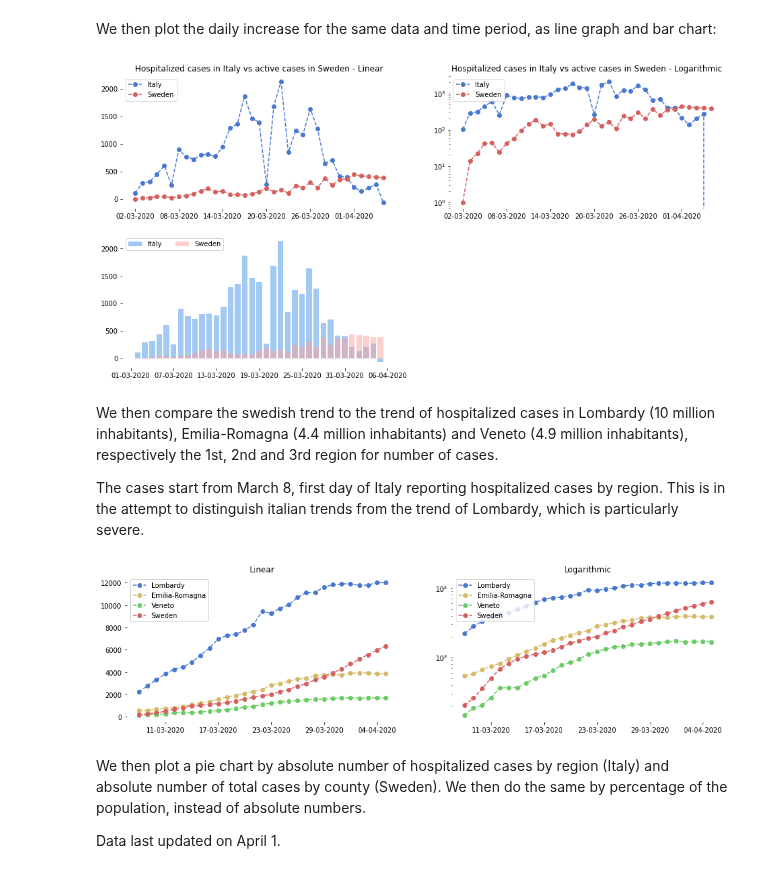
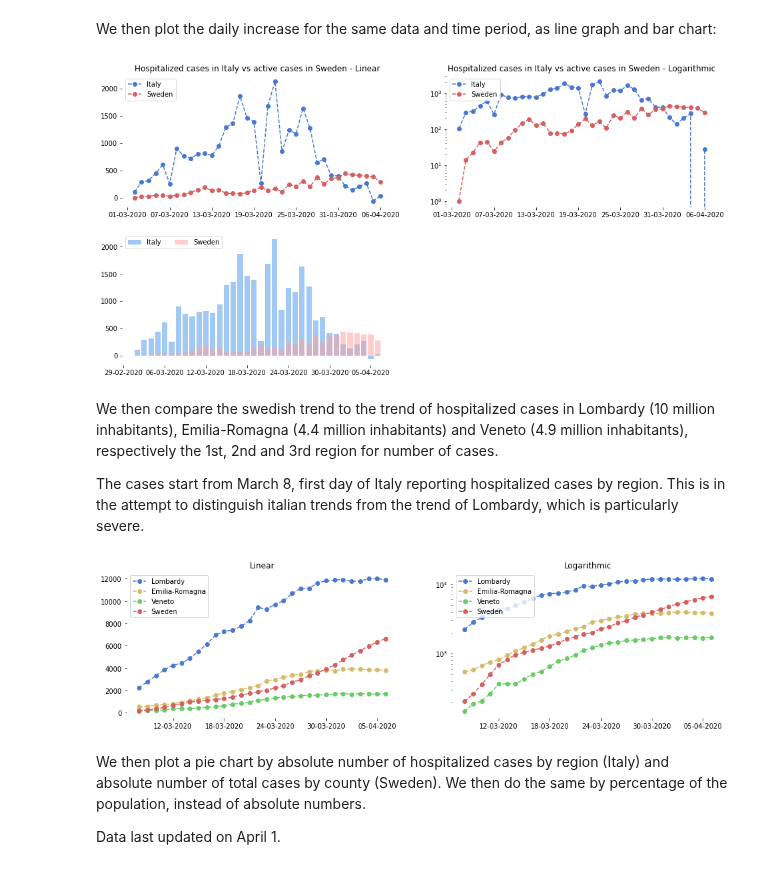
Before and after one commit to eera-l/Covid19-Sweden-Overview, a Jupyter notebook: c19-it-swe.ipynb, the cells around one changed output. Saved outputs shown, nothing was run; the diff lists cells and outputs as text; code cells hidden in the pictures.

```diff
--- a/c19-it-swe.ipynb
+++ b/c19-it-swe.ipynb
@@ -228,12 +229,12 @@ italy_hospitalized = [742, 1034, 1346, 1790, 2394, 2651, 3550, 4316,
                      12894, 14363, 15757, 16020, 17708, 19846,
                      20692, 21937, 23112, 24753, 26029, 26676,
                      27386, 27795, 28192, 28403, 28540, 28741,
-                     29010, 28949]
+                     29010, 28949, 28976]
 
 sweden_active = [15, 29, 51, 93, 136, 160, 202, 259, 354, 498, 685,
                 812, 958, 1036, 1113, 1187, 1276, 1412, 1607, 1734,
                 1897, 2003, 2243, 2448, 2747, 2948, 3326,
-                3574, 3928, 4291, 4735, 5157, 5566, 5961, 6350]
+                3574, 3928, 4291, 4735, 5157, 5566, 5961, 6350, 6634]
 
 start = dt.date(2020, 3, 2)
 end = start + dt.timedelta(days=len(italy_hospitalized))
@@ -330,7 +331,7 @@ fig.set_figheight(8)
 fig.set_figwidth(16)
 plt.show()
 # %% [output]
-[figure, old version]
+[figure, new version]
 # %% [markdown]
 We then compare the swedish trend to the trend of hospitalized cases in Lombardy (10 million inhabitants), Emilia-Romagna (4.4 million inhabitants) and Veneto (4.9 million inhabitants), respectively the 1st, 2nd and 3rd region for number of cases.
 
@@ -347,57 +348,59 @@ lom_hos = [2217, 2802, 3319, 3852, 4247, 4435,
            7735, 8258, 9439, 9266, 9711, 10026,
            10681, 11137, 11152, 11613, 11815,
            11883, 11927, 11762, 11802, 12002,
-           12009]
+           12009, 11914]
 
 er_hos = [542, 576, 669, 745, 814, 942, 1076,
           1215, 1362, 1566, 1784, 1900, 2083, 2267,
           2429, 2846, 2974, 3180, 3354, 3461, 3695,
           3769, 3779, 3765, 3898, 3944, 3915, 3859,
-          3839]
+          3839, 3804]
 
 ve_hos = [146, 186, 204, 262, 360, 366, 366,
           426, 498, 548, 646, 771, 843, 942, 1113,
           1206, 1318, 1407, 1447, 1536, 1559, 1586,
-          1633, 1680, 1718, 1670, 1714, 1691, 1674]
+          1633, 1680, 1718, 1670, 1714, 1691, 1674,
+          1714]
 
 sweden_active = [202, 259, 354, 498, 685, 812, 958, 1036,
                  1113, 1187, 1276, 1412, 1607, 1734, 1897,
                  2003, 2243, 2448, 2747, 2948, 3326, 3574,
-                 3928, 4291, 4735, 5157, 5566, 5961, 6350]
+                 3928, 4291, 4735, 5157, 5566, 5961, 6350,
+                 6634]
 
 start = dt.date(2020, 3, 8)
 end = start + dt.timedelta(days=len(lom_hos))
 days = mdates.drange(start, end, dt.timedelta(days=1))
 
 fig = plt.figure()
 ax1 = fig.add_subplot(121)
 ax1.plot(days, lom_hos, '--bo', label='Lombardy')
 ax1.plot(days, er_hos, '--yo', label='Emilia-Romagna')
 ax1.plot(days, ve_hos, '--go', label='Veneto')
 ax1.plot(days, sweden_active, '--ro', label='Sweden')
 ax1.legend(loc="upper left")
 ax1.set_title('Linear')
 ax1.xaxis.set_major_formatter(mdates.DateFormatter('%d-%m-%Y'))
 ax1.xaxis.set_major_locator(mdates.DayLocator(interval=6))
 
 ax2 = fig.add_subplot(122)
 ax2.plot(days, lom_hos, '--bo', label='Lombardy')
 ax2.plot(days, er_hos, '--yo', label='Emilia-Romagna')
 ax2.plot(days, ve_hos, '--go', label='Veneto')
 ax2.plot(days, sweden_active, '--ro', label='Sweden')
 ax2.legend(loc="upper left")
 ax2.set_title('Logarithmic')
 ax2.set_yscale('log')
 ax2.xaxis.set_major_formatter(mdates.DateFormatter('%d-%m-%Y'))
 ax2.xaxis.set_major_locator(mdates.DayLocator(interval=6))
 
 sns.set_color_codes('muted')
 sns.despine(left = True, bottom = True)
 fig.set_figheight(4)
 fig.set_figwidth(16)
 plt.show()
 # %% [output]
-[figure, old version]
+[figure, new version]
 # %% [markdown]
 We then plot a pie chart by absolute number of hospitalized cases by region (Italy) and absolute number of total cases by county (Sweden). We then do the same by percentage of the population, instead of absolute numbers.
 
```
Also changed, not shown: parts of 3 cells of this notebook.
